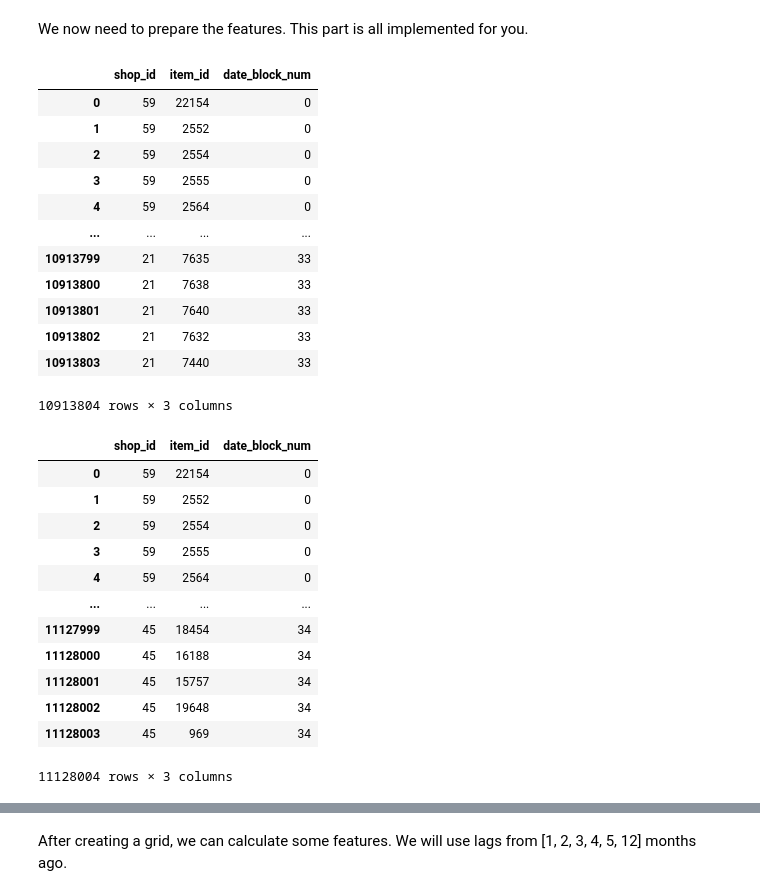
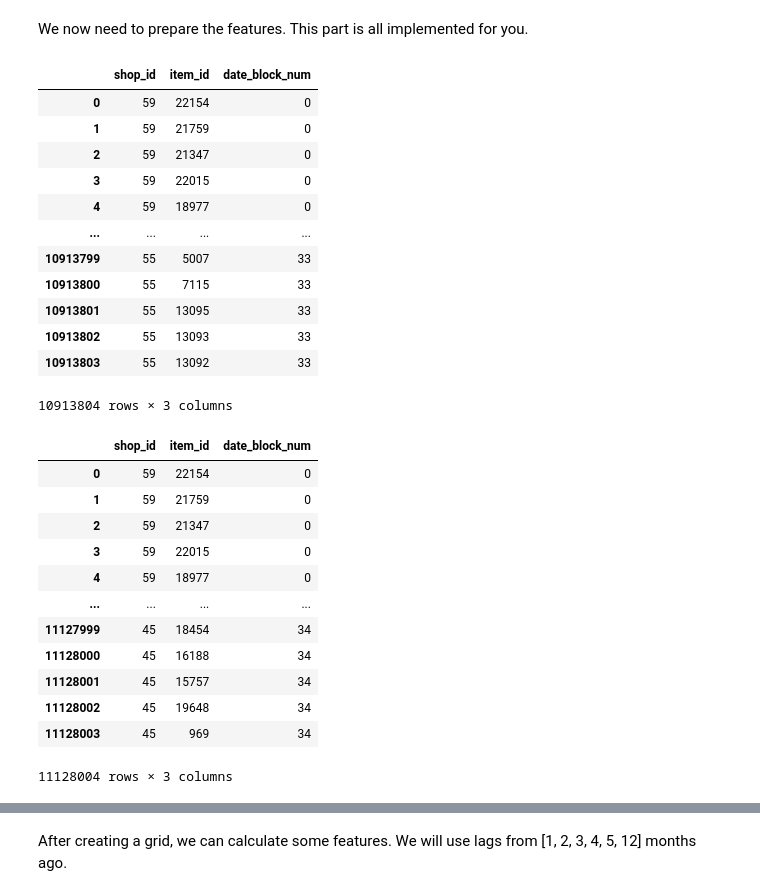
Before and after one commit to ddmitry80/coursera_how_to_win_kaggle, a Jupyter notebook: Final_project/Features_generation.ipynb, the cells around one changed output, grey strips where cells are left out. Drawn from its saved outputs; the diff is of its cells as text; code cells hidden in the pictures.

```diff
--- a/Final_project/Features_generation.ipynb
+++ b/Final_project/Features_generation.ipynb
@@ -50,0 +60,3 @@ array([ 2,  3,  4,  5,  6,  7, 10, 12, 14, 15, 16, 18, 19, 21, 22, 24, 25,
+# %%
+all_sales = sales.merge(items).merge(item_cats).merge(shops)
+all_sales
@@ -75,3 +91,6 @@ sales = sales[sales['item_cnt_day']<1001]
+# %%
+all_sales = all_sales[all_sales['item_price']<100000]
+all_sales = all_sales[all_sales['item_cnt_day']<1001]
 # %% [markdown]
 # Get a feature matrix
 # %% [markdown]
@@ -79,30 +98,30 @@ We now need to prepare the features. This part is all implemented for you.
 # %%
 # Create "grid" with columns
 index_cols = ['shop_id', 'item_id', 'date_block_num']
 
 # For every month we create a grid from all shops/items combinations from that month
 grid = []
-for block_num in sales['date_block_num'].unique():
-    cur_shops = sales.loc[sales['date_block_num'] == block_num, 'shop_id'].unique()
-    cur_items = sales.loc[sales['date_block_num'] == block_num, 'item_id'].unique()
+for block_num in all_sales['date_block_num'].unique():
+    cur_shops = all_sales.loc[all_sales['date_block_num'] == block_num, 'shop_id'].unique()
+    cur_items = all_sales.loc[all_sales['date_block_num'] == block_num, 'item_id'].unique()
     grid.append(np.array(list(product(*[cur_shops, cur_items, [block_num]])),dtype='int32'))
 
 # Turn the grid into a dataframe
 grid = pd.DataFrame(np.vstack(grid), columns = index_cols,dtype=np.int32)
 grid
 # %% [output]
 |  | shop_id | item_id | date_block_num |
 | 0 | 59 | 22154 | 0 |
-| 1 | 59 | 2552 | 0 |
-| 2 | 59 | 2554 | 0 |
-| 3 | 59 | 2555 | 0 |
-| 4 | 59 | 2564 | 0 |
+| 1 | 59 | 21759 | 0 |
+| 2 | 59 | 21347 | 0 |
+| 3 | 59 | 22015 | 0 |
+| 4 | 59 | 18977 | 0 |
 | ... | ... | ... | ... |
-| 10913799 | 21 | 7635 | 33 |
-| 10913800 | 21 | 7638 | 33 |
-| 10913801 | 21 | 7640 | 33 |
-| 10913802 | 21 | 7632 | 33 |
-| 10913803 | 21 | 7440 | 33 |
+| 10913799 | 55 | 5007 | 33 |
+| 10913800 | 55 | 7115 | 33 |
+| 10913801 | 55 | 13095 | 33 |
+| 10913802 | 55 | 13093 | 33 |
+| 10913803 | 55 | 13092 | 33 |
 10913804 rows × 3 columns
 # %%
 ## Append test date to our grid
@@ -112,10 +131,10 @@ grid
 # %% [output]
 |  | shop_id | item_id | date_block_num |
 | 0 | 59 | 22154 | 0 |
-| 1 | 59 | 2552 | 0 |
-| 2 | 59 | 2554 | 0 |
-| 3 | 59 | 2555 | 0 |
-| 4 | 59 | 2564 | 0 |
+| 1 | 59 | 21759 | 0 |
+| 2 | 59 | 21347 | 0 |
+| 3 | 59 | 22015 | 0 |
+| 4 | 59 | 18977 | 0 |
 | ... | ... | ... | ... |
 | 11127999 | 45 | 18454 | 34 |
 | 11128000 | 45 | 16188 | 34 |
```
Also changed, not shown: parts of 30 cells of this notebook, 1 other file.
